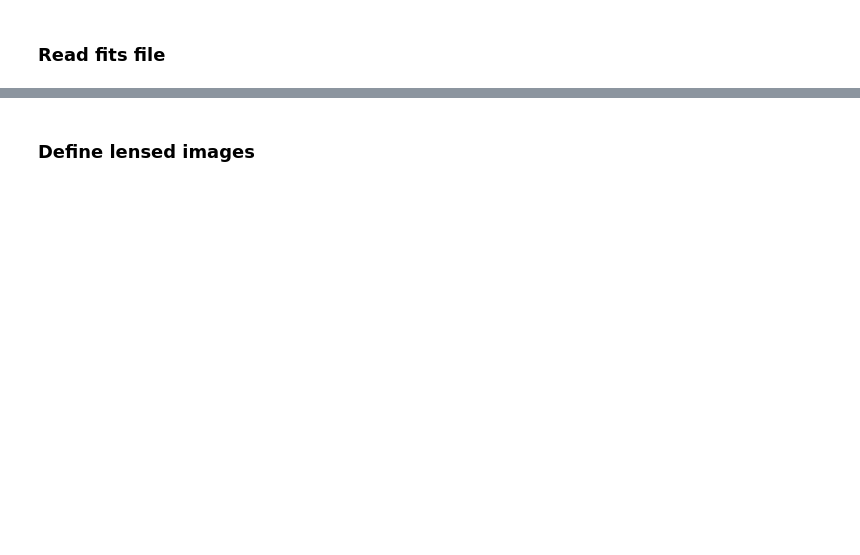
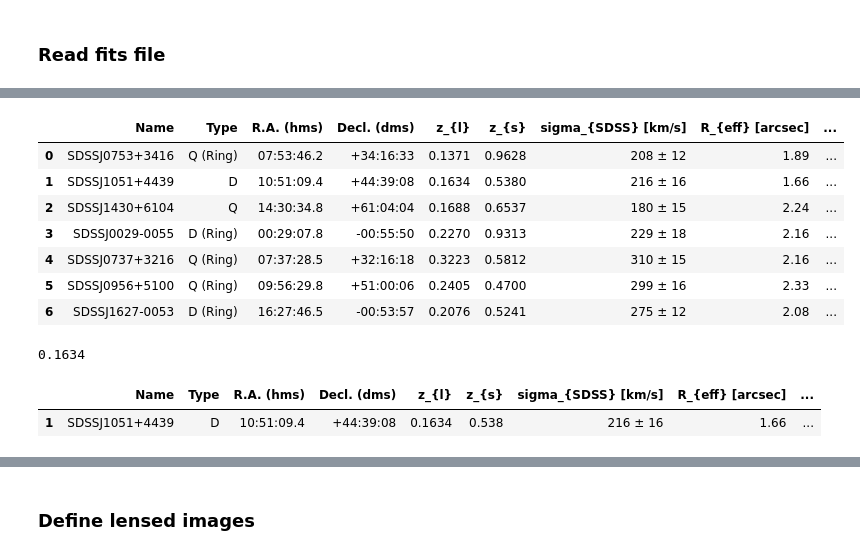
Before and after one commit to phdenzel/slacs-match, a Jupyter notebook: glsgen.ipynb, the cells around one changed output, grey strips where cells are left out. Drawn from its saved outputs; the diff is of its cells as text; code cells hidden in the pictures; blank space fills up the shorter version.

```diff
--- a/glsgen.ipynb
+++ b/glsgen.ipynb
@@ -44,0 +55,21 @@ print(lo.__v__)
+# %%
+slacs = pd.read_csv('slacs_params.csv')
+slacs
+# %% [output]
+|  | Name | Type | R.A. (hms) | Decl. (dms) | z_{l} | z_{s} | sigma_{SDSS} [km/s] | R_{eff} [arcsec] | ... |
+| 0 | SDSSJ0753+3416 | Q (Ring) | 07:53:46.2 | +34:16:33 | 0.1371 | 0.9628 | 208 ± 12 | 1.89 | ... |
+| 1 | SDSSJ1051+4439 | D | 10:51:09.4 | +44:39:08 | 0.1634 | 0.5380 | 216 ± 16 | 1.66 | ... |
+| 2 | SDSSJ1430+6104 | Q | 14:30:34.8 | +61:04:04 | 0.1688 | 0.6537 | 180 ± 15 | 2.24 | ... |
+| 3 | SDSSJ0029-0055 | D (Ring) | 00:29:07.8 | -00:55:50 | 0.2270 | 0.9313 | 229 ± 18 | 2.16 | ... |
+| 4 | SDSSJ0737+3216 | Q (Ring) | 07:37:28.5 | +32:16:18 | 0.3223 | 0.5812 | 310 ± 15 | 2.16 | ... |
+| 5 | SDSSJ0956+5100 | Q (Ring) | 09:56:29.8 | +51:00:06 | 0.2405 | 0.4700 | 299 ± 16 | 2.33 | ... |
+| 6 | SDSSJ1627-0053 | D (Ring) | 16:27:46.5 | -00:53:57 | 0.2076 | 0.5241 | 275 ± 12 | 2.08 | ... |
+# %%
+idx = slacs['Name'][slacs['Name'] == lensname].index[0]
+lens_info = slacs.loc[[idx]]
+print(lens_info['z_{l}'].values[0])
+lens_info
+# %% [output]
+0.1634
+|  | Name | Type | R.A. (hms) | Decl. (dms) | z_{l} | z_{s} | sigma_{SDSS} [km/s] | R_{eff} [arcsec] | ... |
+| 1 | SDSSJ1051+4439 | D | 10:51:09.4 | +44:39:08 | 0.1634 | 0.538 | 216 ± 16 | 1.66 | ... |
```
Also changed, not shown: parts of 14 cells of this notebook, 8 other files.
